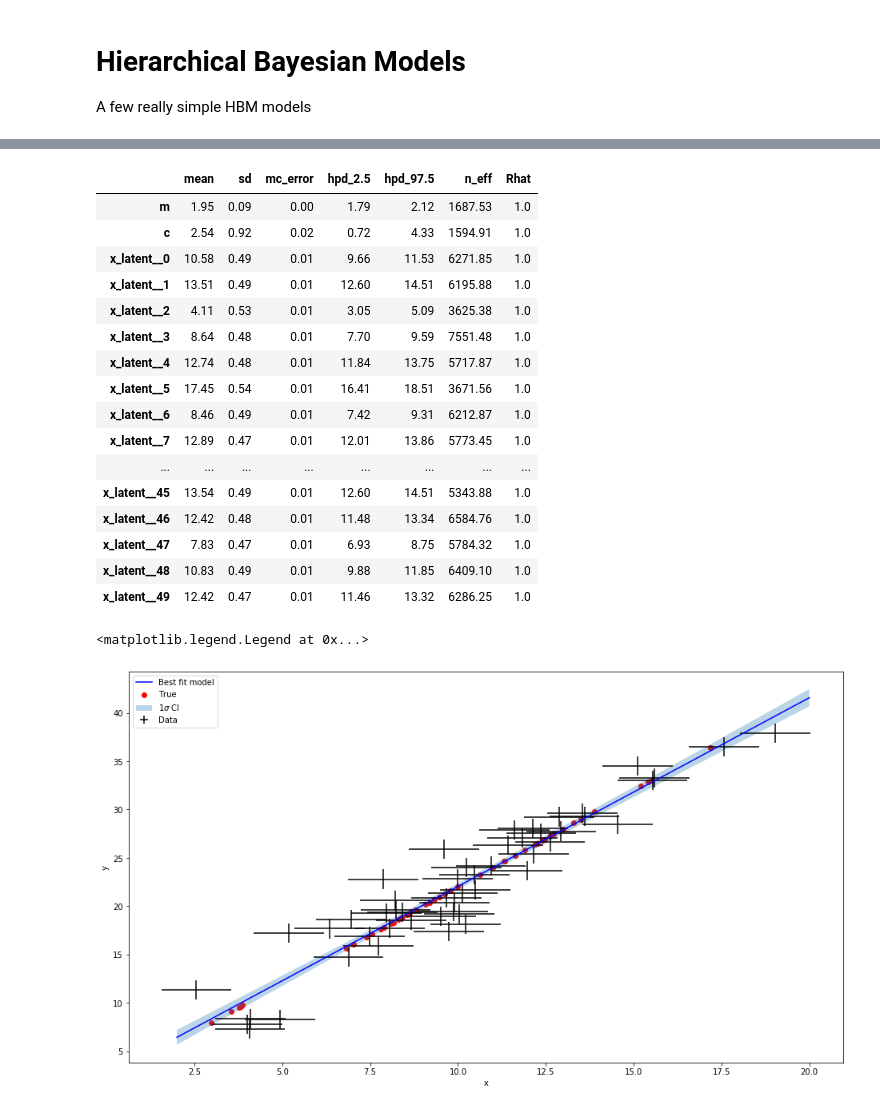
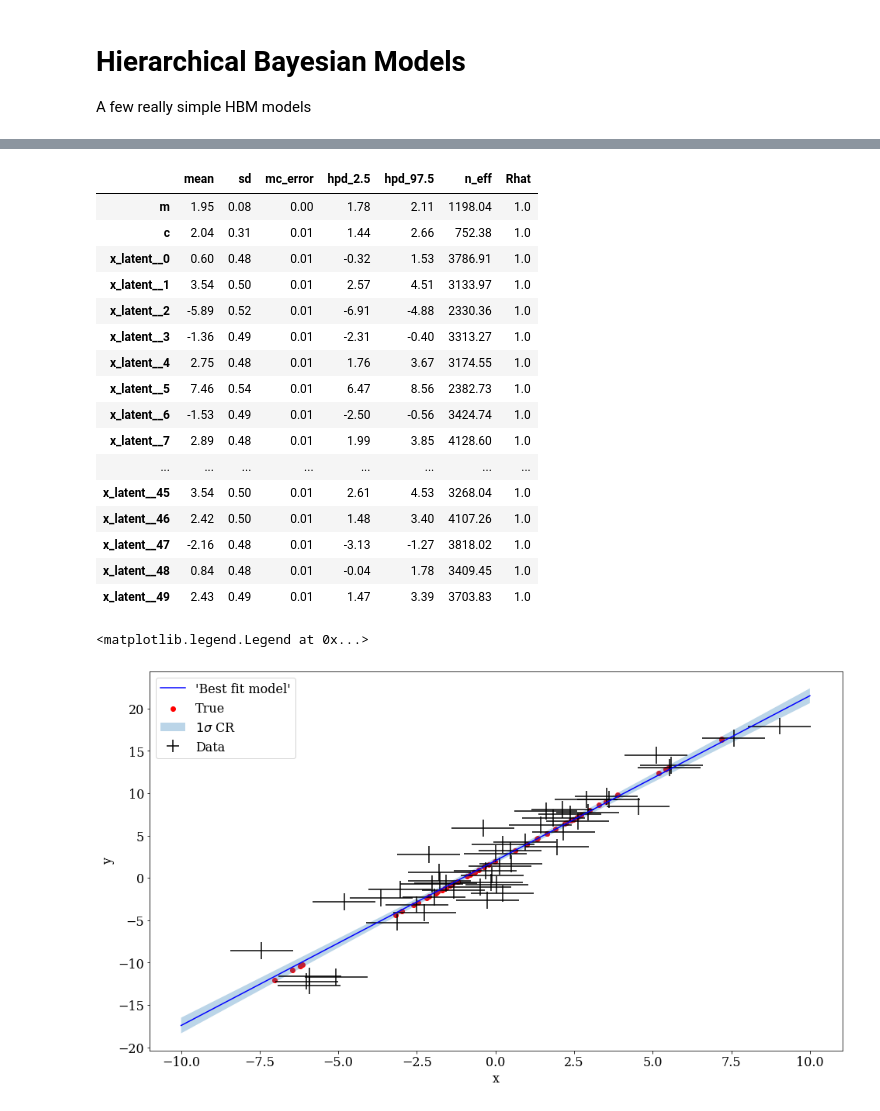
Before and after one commit to grd349/HBM, a Jupyter notebook: skills_problems.ipynb, the cells around one changed output, grey strips where cells are left out. Cells and saved outputs as stored; diff of their text form; code cells hidden in the pictures.

```diff
--- a/skills_problems.ipynb
+++ b/skills_problems.ipynb
@@ -26,7 +28,7 @@ c = 2
 x_err = np.ones(npts)
 y_err = np.ones(npts)
 
-x = np.random.randn(npts) * 3 + 10
+x = np.random.randn(npts) * 3
 y = m*x + c
 
 x_obs = x + np.random.randn(npts) * x_err
@@ -77,41 +148,41 @@ array([[<matplotlib.axes._subplots.AxesSubplot object at 0x...>,
 pm.summary(trace).round(2)
 # %% [output]
 |  | mean | sd | mc_error | hpd_2.5 | hpd_97.5 | n_eff | Rhat |
-| m | 1.95 | 0.09 | 0.00 | 1.79 | 2.12 | 1687.53 | 1.0 |
-| c | 2.54 | 0.92 | 0.02 | 0.72 | 4.33 | 1594.91 | 1.0 |
-| x_latent__0 | 10.58 | 0.49 | 0.01 | 9.66 | 11.53 | 6271.85 | 1.0 |
-| x_latent__1 | 13.51 | 0.49 | 0.01 | 12.60 | 14.51 | 6195.88 | 1.0 |
-| x_latent__2 | 4.11 | 0.53 | 0.01 | 3.05 | 5.09 | 3625.38 | 1.0 |
-| x_latent__3 | 8.64 | 0.48 | 0.01 | 7.70 | 9.59 | 7551.48 | 1.0 |
-| x_latent__4 | 12.74 | 0.48 | 0.01 | 11.84 | 13.75 | 5717.87 | 1.0 |
-| x_latent__5 | 17.45 | 0.54 | 0.01 | 16.41 | 18.51 | 3671.56 | 1.0 |
-| x_latent__6 | 8.46 | 0.49 | 0.01 | 7.42 | 9.31 | 6212.87 | 1.0 |
-| x_latent__7 | 12.89 | 0.47 | 0.01 | 12.01 | 13.86 | 5773.45 | 1.0 |
+| m | 1.95 | 0.08 | 0.00 | 1.78 | 2.11 | 1198.04 | 1.0 |
+| c | 2.04 | 0.31 | 0.01 | 1.44 | 2.66 | 752.38 | 1.0 |
+| x_latent__0 | 0.60 | 0.48 | 0.01 | -0.32 | 1.53 | 3786.91 | 1.0 |
+| x_latent__1 | 3.54 | 0.50 | 0.01 | 2.57 | 4.51 | 3133.97 | 1.0 |
+| x_latent__2 | -5.89 | 0.52 | 0.01 | -6.91 | -4.88 | 2330.36 | 1.0 |
+| x_latent__3 | -1.36 | 0.49 | 0.01 | -2.31 | -0.40 | 3313.27 | 1.0 |
+| x_latent__4 | 2.75 | 0.48 | 0.01 | 1.76 | 3.67 | 3174.55 | 1.0 |
+| x_latent__5 | 7.46 | 0.54 | 0.01 | 6.47 | 8.56 | 2382.73 | 1.0 |
+| x_latent__6 | -1.53 | 0.49 | 0.01 | -2.50 | -0.56 | 3424.74 | 1.0 |
+| x_latent__7 | 2.89 | 0.48 | 0.01 | 1.99 | 3.85 | 4128.60 | 1.0 |
 | ... | ... | ... | ... | ... | ... | ... | ... |
-| x_latent__45 | 13.54 | 0.49 | 0.01 | 12.60 | 14.51 | 5343.88 | 1.0 |
-| x_latent__46 | 12.42 | 0.48 | 0.01 | 11.48 | 13.34 | 6584.76 | 1.0 |
-| x_latent__47 | 7.83 | 0.47 | 0.01 | 6.93 | 8.75 | 5784.32 | 1.0 |
-| x_latent__48 | 10.83 | 0.49 | 0.01 | 9.88 | 11.85 | 6409.10 | 1.0 |
-| x_latent__49 | 12.42 | 0.47 | 0.01 | 11.46 | 13.32 | 6286.25 | 1.0 |
+| x_latent__45 | 3.54 | 0.50 | 0.01 | 2.61 | 4.53 | 3268.04 | 1.0 |
+| x_latent__46 | 2.42 | 0.50 | 0.01 | 1.48 | 3.40 | 4107.26 | 1.0 |
+| x_latent__47 | -2.16 | 0.48 | 0.01 | -3.13 | -1.27 | 3818.02 | 1.0 |
+| x_latent__48 | 0.84 | 0.48 | 0.01 | -0.04 | 1.78 | 3409.45 | 1.0 |
+| x_latent__49 | 2.43 | 0.49 | 0.01 | 1.47 | 3.39 | 3703.83 | 1.0 |
 # %%
 fig, ax = plt.subplots(figsize=[16,9])
 ax.scatter(x, y, c='r', label='True')
 ax.errorbar(x_obs, y_obs, xerr=x_err, yerr=y_err, linestyle='none', c='k', label='Data')
 
-xx = np.linspace(2, 20, 100)
+xx = np.linspace(-10, 10, 100)
 est = [mm*xx+cc for mm, cc in zip(trace['m'], trace['c'])]
 std = np.std(est, axis=0)
 mean = np.mean(est, axis=0)
 
-ax.plot(xx, mean, c='b', label='Best fit model')
-ax.fill_between(xx, mean+std, mean-std, alpha=0.3, label=r'$1 \sigma$ CI')
+ax.plot(xx, mean, c='b', label="'Best fit model'")
+ax.fill_between(xx, mean+std, mean-std, alpha=0.3, label=r'$1 \sigma$ CR')
 
 ax.set_xlabel('x')
 ax.set_ylabel('y')
 ax.legend(loc=2)
 # %% [output]
 <matplotlib.legend.Legend at 0x...>
-[figure, old version]
+[figure, new version]
 # %% [markdown]
 ## Model 2
 
```
Also changed, not shown: parts of 22 cells of this notebook.
